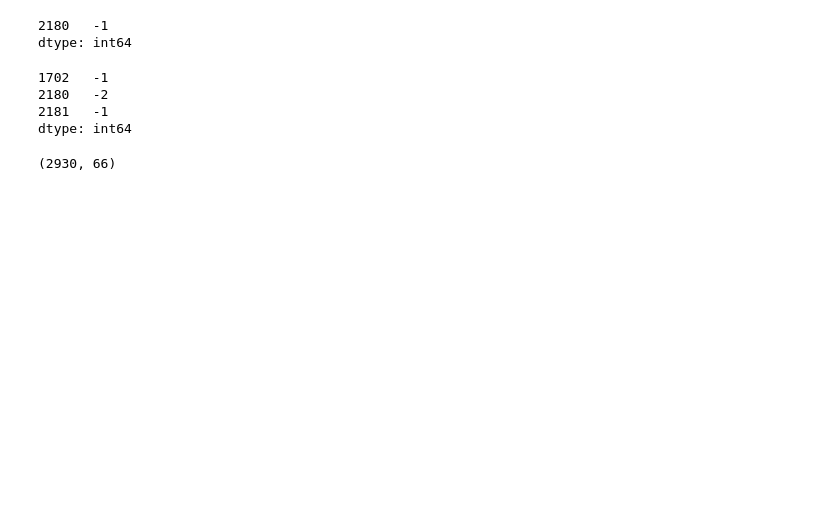
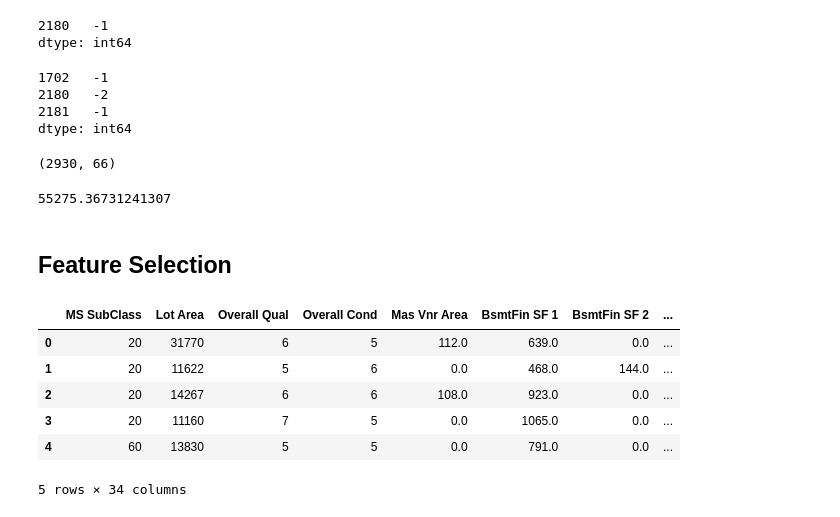
Before and after one commit to naresha28/DataScience_Projects, a Jupyter notebook: House_Prices/house_prices.ipynb, the cells around one changed output. Cells and saved outputs as stored; diff of their text form; code cells hidden in the pictures; blank space fills up the shorter version.

Commit message:
predictions

```diff
--- a/House_Prices/house_prices.ipynb
+++ b/House_Prices/house_prices.ipynb
@@ -197,3 +198,72 @@ df = df.drop(['Year Built', 'Year Remod/Add'],axis=1)
 # %%
 ## Drop columns that are not required for predictions
 df = df.drop(["PID", "Order","Mo Sold", "Sale Condition", "Sale Type", "Yr Sold"], axis=1)
+# %%
+def transform_features(df):
+    num_missing = df.isnull().sum()
+    drop_missing_cols = num_missing[(num_missing > len(df)/20)].sort_values()
+    df = df.drop(drop_missing_cols.index, axis=1)
+
+    text_mv_counts = df.select_dtypes(include=['object']).isnull().sum().sort_values(ascending=False)
+    drop_missing_cols_2 = text_mv_counts[text_mv_counts > 0]
+    df = df.drop(drop_missing_cols_2.index, axis=1)
+
+    num_missing = df.select_dtypes(include=['int', 'float']).isnull().sum()
+    fixable_numeric_cols = num_missing[(num_missing < len(df)/20) & (num_missing > 0)].sort_values()
+    replacement_values_dict = df[fixable_numeric_cols.index].mode().to_dict(orient='records')[0]
+    df = df.fillna(replacement_values_dict)
+
+    years_sold = df['Yr Sold'] - df['Year Built']
+    years_since_remod = df['Yr Sold'] - df['Year Remod/Add']
+    df['Years Before Sale'] = years_sold
+    df['Years Since Remod'] = years_since_remod
+    df = df.drop([1702, 2180, 2181], axis=0)
+
+    df = df.drop(["PID", "Order", "Mo Sold", "Sale Condition", "Sale Type", "Year Built", "Year Remod/Add"], axis=1)
+    return df
+
+
+def select_features(df):
+    return df[["Gr Liv Area", "SalePrice"]]
+
+def train_and_test(df):
+    train = df[:1460]
+    test = df[1460:]
+
+    ## You can use `pd.DataFrame.select_dtypes()` to specify column types
+    ## and return only those columns as a DataFrame.
+    numeric_train = train.select_dtypes(include=['integer', 'float'])
+    numeric_test = test.select_dtypes(include=['integer', 'float'])
+
+    ## You can use `pd.Series.drop()` to drop a value.
+    features = numeric_train.columns.drop("SalePrice")
+    lr = linear_model.LinearRegression()
+    lr.fit(train[features], train["SalePrice"])
+    predictions = lr.predict(test[features])
+    mse = mean_squared_error(test["SalePrice"], predictions)
+    rmse = np.sqrt(mse)
+
+    return rmse
+
+
+df = pd.read_csv("AmesHousing.tsv", delimiter="\t")
+transform_df = transform_features(df)
+filtered_df = select_features(transform_df)
+rmse = train_and_test(filtered_df)
+
+rmse
+# %% [output]
+55275.36731241307
+# %% [markdown]
+## Feature Selection
+# %%
+numerical_df = transform_df.select_dtypes(include=['int', 'float'])
+numerical_df.head(5)
+# %% [output]
+|  | MS SubClass | Lot Area | Overall Qual | Overall Cond | Mas Vnr Area | BsmtFin SF 1 | BsmtFin SF 2 | ... |
+| 0 | 20 | 31770 | 6 | 5 | 112.0 | 639.0 | 0.0 | ... |
+| 1 | 20 | 11622 | 5 | 6 | 0.0 | 468.0 | 144.0 | ... |
+| 2 | 20 | 14267 | 6 | 6 | 108.0 | 923.0 | 0.0 | ... |
+| 3 | 20 | 11160 | 7 | 5 | 0.0 | 1065.0 | 0.0 | ... |
+| 4 | 60 | 13830 | 5 | 5 | 0.0 | 791.0 | 0.0 | ... |
+5 rows × 34 columns
```
Also changed, not shown: parts of 13 cells of this notebook.
